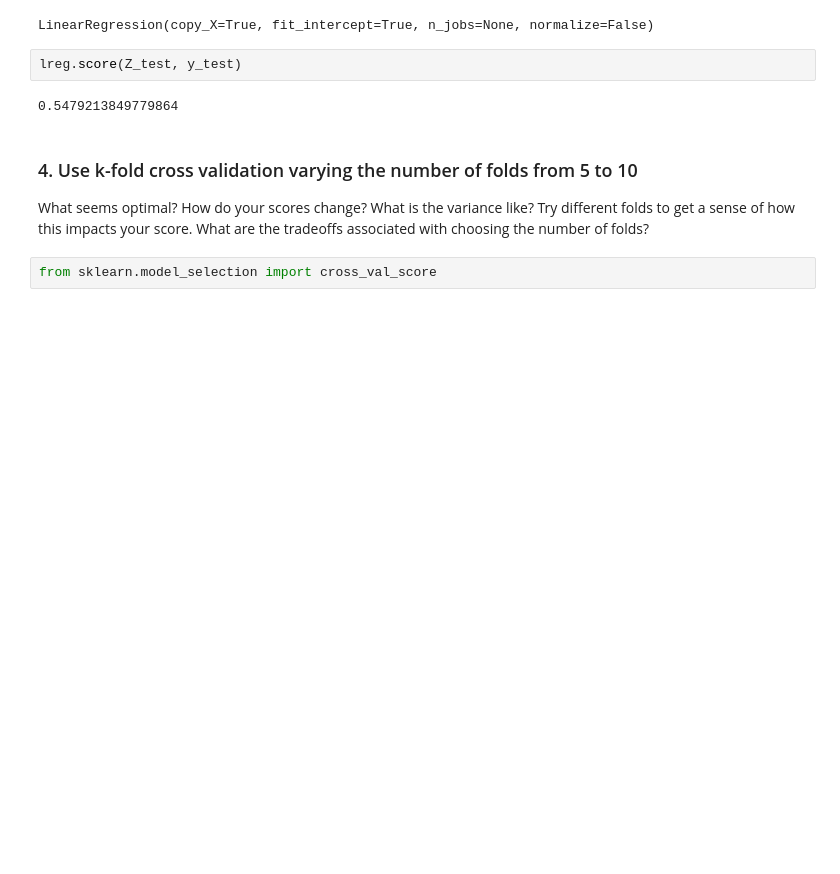
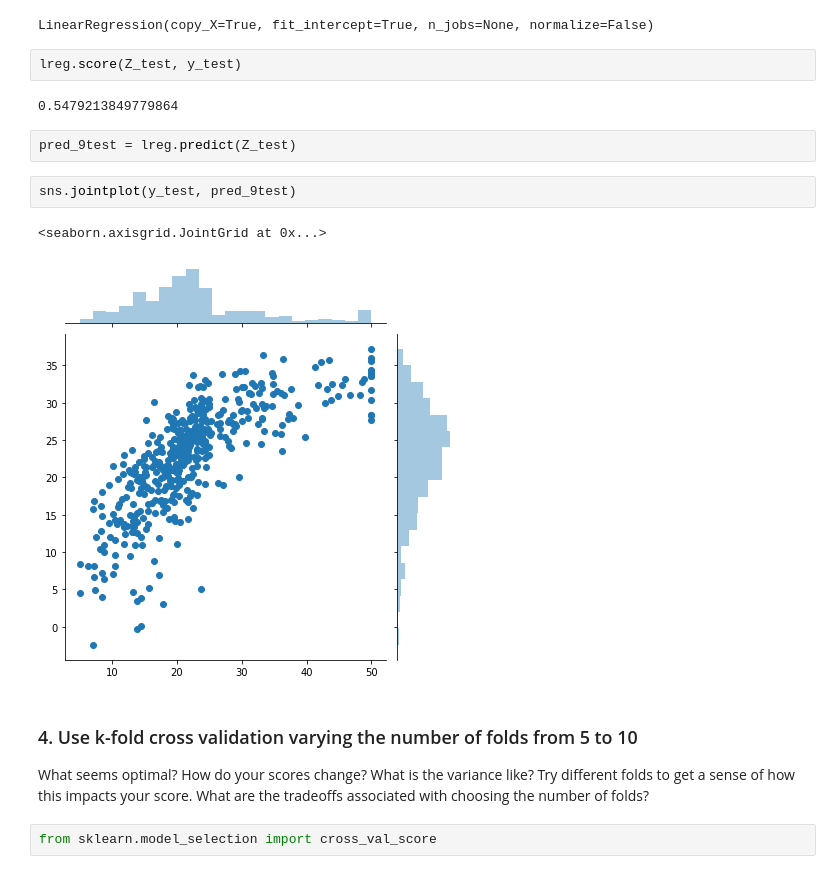
Before and after one commit to SWLLMS/DAT-10-14-SW, a Jupyter notebook: projects/required/linreg-and-rf/project-linreg-and-rf.ipynb, the cells around one changed output. Drawn from its saved outputs; the diff is of its cells as text; blank space fills up the shorter version.

```diff
--- a/projects/required/linreg-and-rf/project-linreg-and-rf.ipynb
+++ b/projects/required/linreg-and-rf/project-linreg-and-rf.ipynb
@@ -244,6 +235,13 @@ LinearRegression(copy_X=True, fit_intercept=True, n_jobs=None, normalize=False)
 lreg.score(Z_test, y_test)
 # %% [output]
 0.5479213849779864
+# %%
+pred_9test = lreg.predict(Z_test)
+# %%
+sns.jointplot(y_test, pred_9test)
+# %% [output]
+<seaborn.axisgrid.JointGrid at 0x...>
+[figure, added]
 # %% [markdown]
 ### 4. Use k-fold cross validation varying the number of folds from 5 to 10
 What seems optimal? How do your scores change? What is the variance like? Try different folds to get a sense of how this impacts your score. What are the tradeoffs associated with choosing the number of folds?
```
Also changed, not shown: parts of 20 cells of this notebook, 9 other files.
